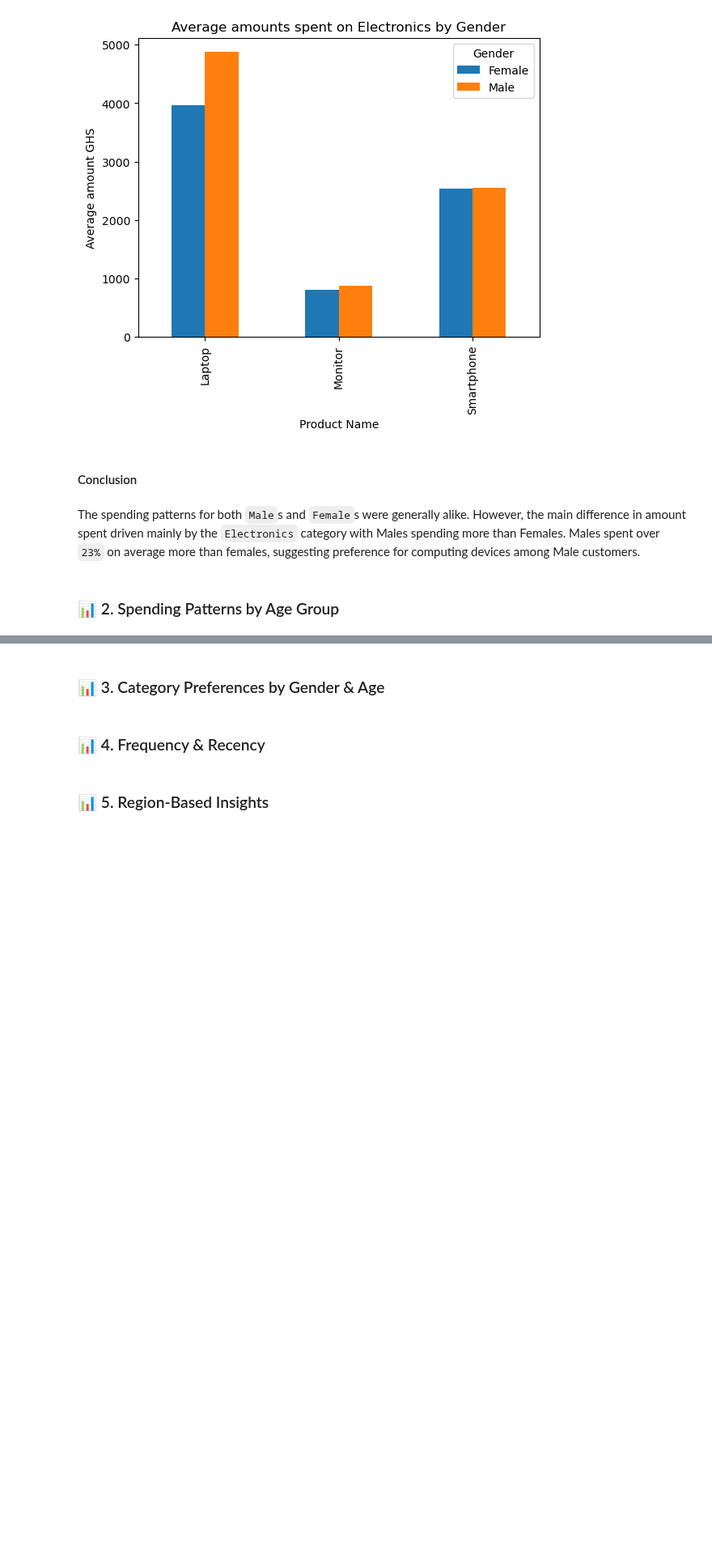
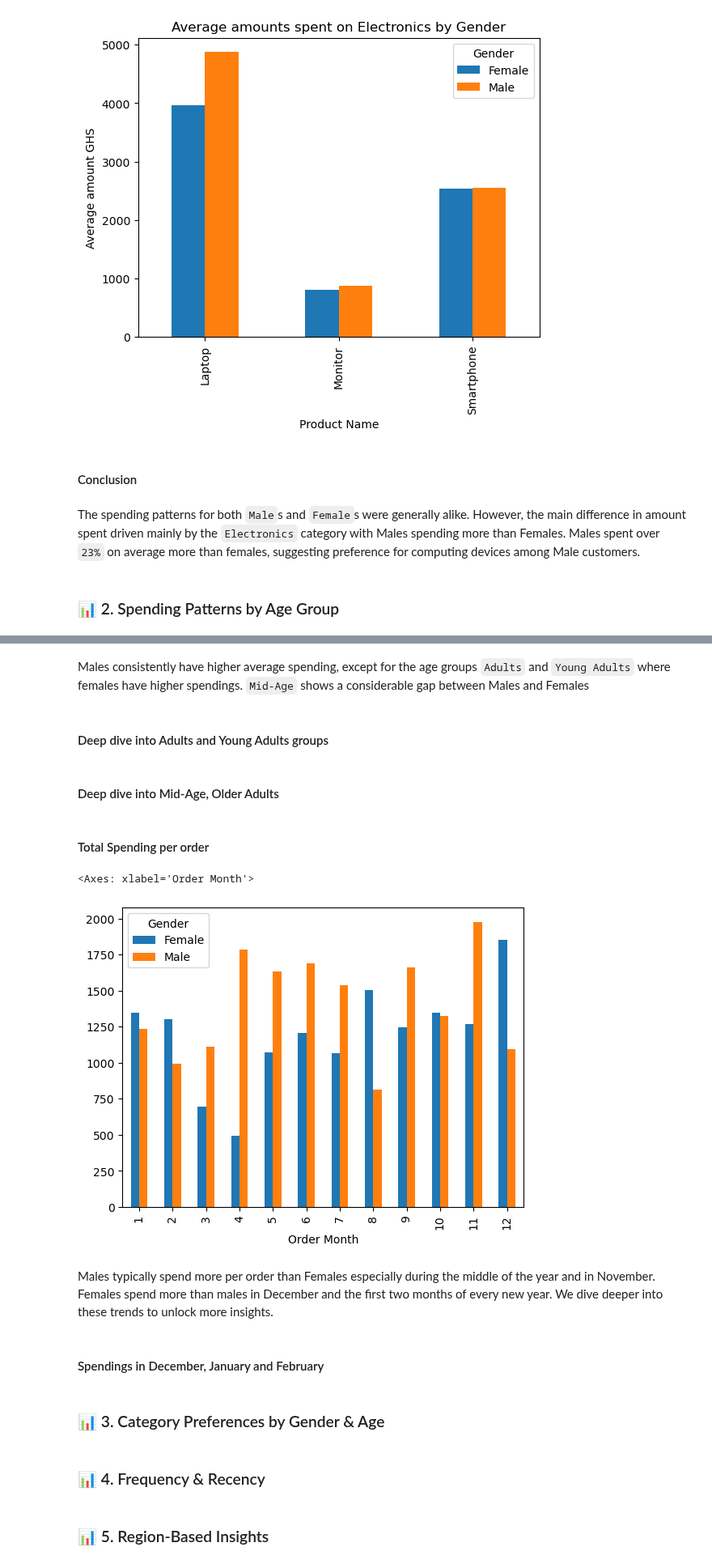
Before and after one commit to Mohammed-Hanan-Othman/ecommerce-sales-analysis, a Jupyter notebook: notebooks/1.customer_behaviour_analysis.ipynb, the cells around one changed output, grey strips where cells are left out. Shown at 81% size. Cells and saved outputs as stored; diff of their text form; code cells hidden in the pictures; blank space fills up the shorter version.

```diff
--- a/notebooks/1.customer_behaviour_analysis.ipynb
+++ b/notebooks/1.customer_behaviour_analysis.ipynb
@@ -113,0 +125,25 @@ The spending patterns for both `Male`s and `Female`s were generally alike. Howev
+# %% [markdown]
+Males consistently have higher average spending, except for the age groups `Adults` and `Young Adults` where females have higher spendings. `Mid-Age` shows a considerable gap between Males and Females
+# %% [markdown]
+#### Deep dive into Adults and Young Adults groups
+# %% [markdown]
+#### Deep dive into Mid-Age, Older Adults
+# %% [markdown]
+#### Total Spending per order
+# %%
+fields= ["Order Date",  "Gender", "Shipping Fee", "Total Price Calc", "Order Month"]
+spo = df[fields].copy()
+spo["Total"] = spo["Total Price Calc"] + spo["Shipping Fee"]
+
+# Obtain average spending per order by Gender
+avg_spo = spo.groupby(["Order Month", "Gender"])["Total"].mean().unstack()
+# .set_index("Order Month")
+avg_spo.head()
+avg_spo.plot(kind="bar")
+# %% [output]
+<Axes: xlabel='Order Month'>
+[figure, added]
+# %% [markdown]
+Males typically spend more per order than Females especially during the middle of the year and in November. Females spend more than males in December and the first two months of every new year. We dive deeper into these trends to unlock more insights.
+# %% [markdown]
+#### Spendings in December, January and February
```
Also changed, not shown: parts of 3 cells of this notebook.
